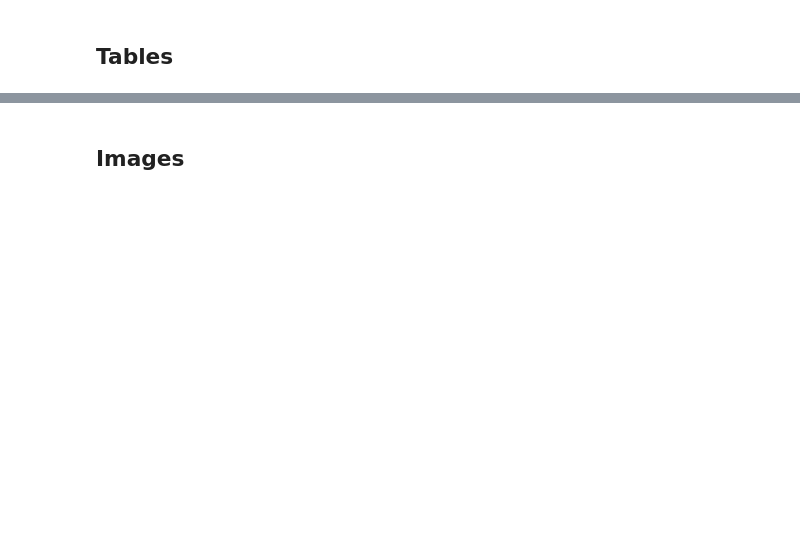
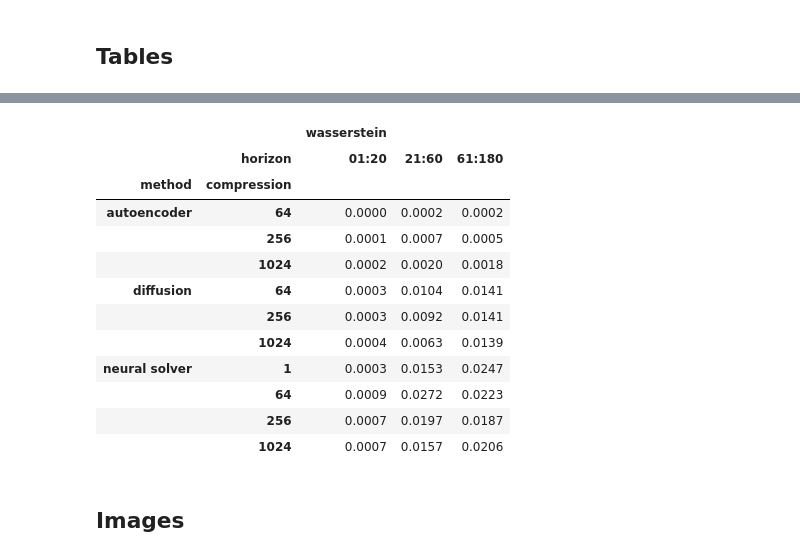
Before and after one commit to ksimotas/lola, a Jupyter notebook: experiments/rayleigh_benard/figures.ipynb, the cells around one changed output, grey strips where cells are left out. Drawn from its saved outputs; the diff is of its cells as text; code cells hidden in the pictures; blank space fills up the shorter version.

```diff
--- a/experiments/rayleigh_benard/figures.ipynb
+++ b/experiments/rayleigh_benard/figures.ipynb
@@ -308,3 +309,25 @@ table
+# %%
+table = df[df["field"] == 3]  # vertical velocity
+table = table[["method", "compression", "horizon", "wasserstein"]]
+
+table = table.groupby(["method", "compression", "horizon"]).agg(aggregate).round(4).reset_index()
+table = table.pivot(index=["method", "compression"], columns="horizon", values=["wasserstein"])
+# print(table.to_latex(float_format="%.3f"))
+table
+# %% [output]
+|  |  | wasserstein |  |  |
+|  | horizon | 01:20 | 21:60 | 61:180 |
+| method | compression |  |  |  |
+| autoencoder | 64 | 0.0000 | 0.0002 | 0.0002 |
+|  | 256 | 0.0001 | 0.0007 | 0.0005 |
+|  | 1024 | 0.0002 | 0.0020 | 0.0018 |
+| diffusion | 64 | 0.0003 | 0.0104 | 0.0141 |
+|  | 256 | 0.0003 | 0.0092 | 0.0141 |
+|  | 1024 | 0.0004 | 0.0063 | 0.0139 |
+| neural solver | 1 | 0.0003 | 0.0153 | 0.0247 |
+|  | 64 | 0.0009 | 0.0272 | 0.0223 |
+|  | 256 | 0.0007 | 0.0197 | 0.0187 |
+|  | 1024 | 0.0007 | 0.0157 | 0.0206 |
 # %% [markdown]
 ## Images
 # %%
```
Also changed, not shown: parts of 7 cells of this notebook, 2 other files.
